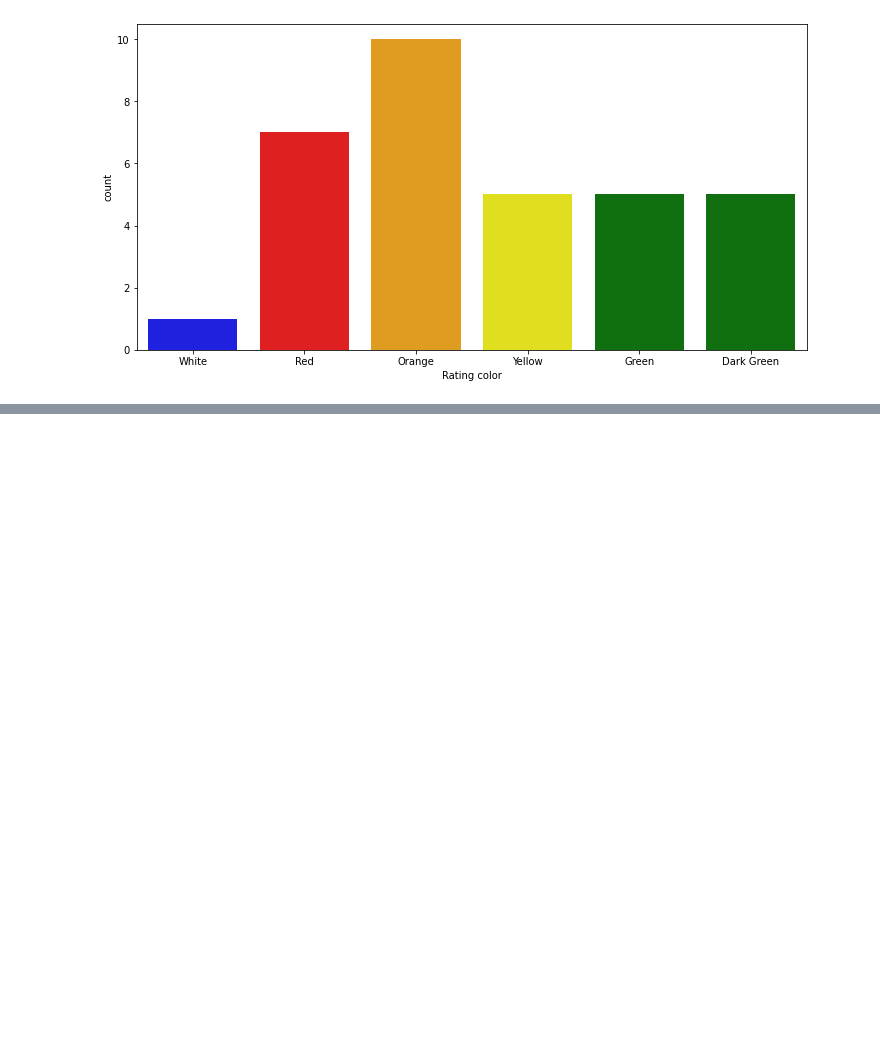
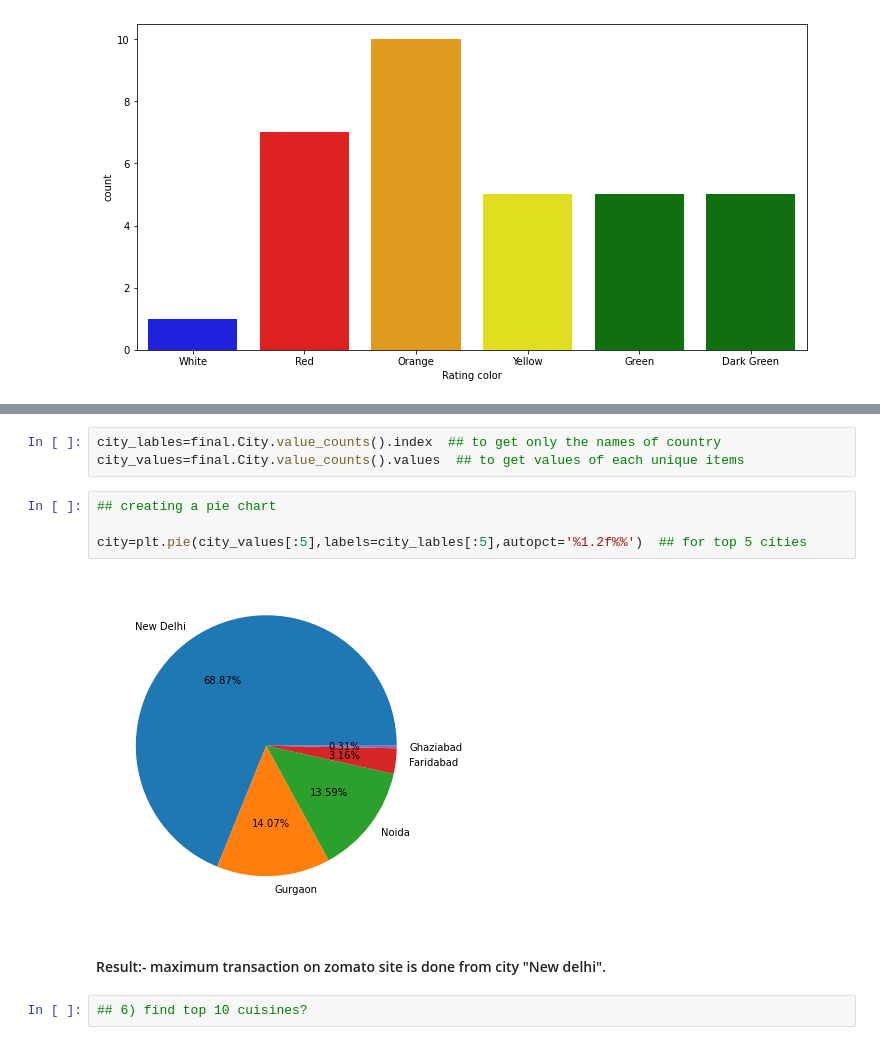
Before and after one commit to ammanverma/git_files, a Jupyter notebook: zomato_EDA.ipynb, the cells around one changed output, grey strips where cells are left out. Drawn from its saved outputs; the diff is of its cells as text; blank space fills up the shorter version.

```diff
--- a/zomato_EDA.ipynb
+++ b/zomato_EDA.ipynb
@@ -251,0 +327,13 @@ sns.countplot(x="Rating color",data=ratings,palette=['blue','red','orange','yell
+# %%
+city_lables=final.City.value_counts().index  ## to get only the names of country
+city_values=final.City.value_counts().values  ## to get values of each unique items
+# %%
+## creating a pie chart
+
+city=plt.pie(city_values[:5],labels=city_lables[:5],autopct='%1.2f%%')  ## for top 5 cities
+# %% [output]
+[figure, added]
+# %% [markdown]
+#### Result:- maximum transaction on zomato site is done from city "New delhi".
+# %%
+## 6) find top 10 cuisines?
```
Also changed, not shown: parts of 20 cells of this notebook.
